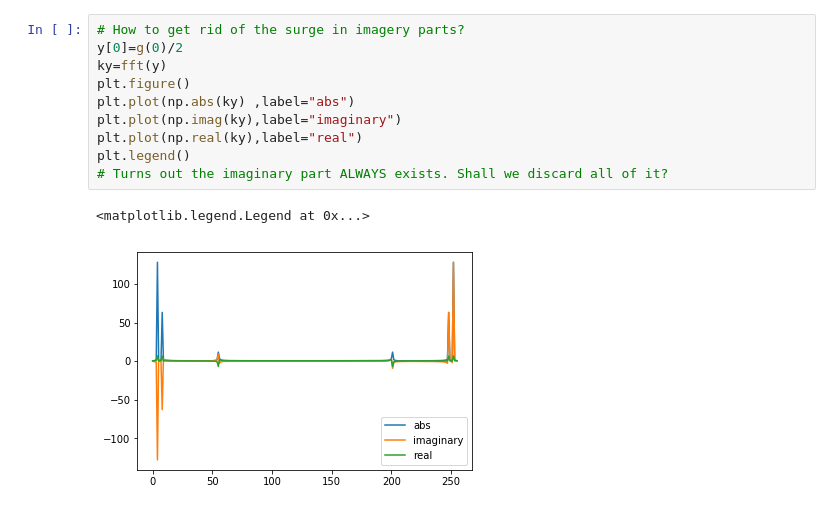
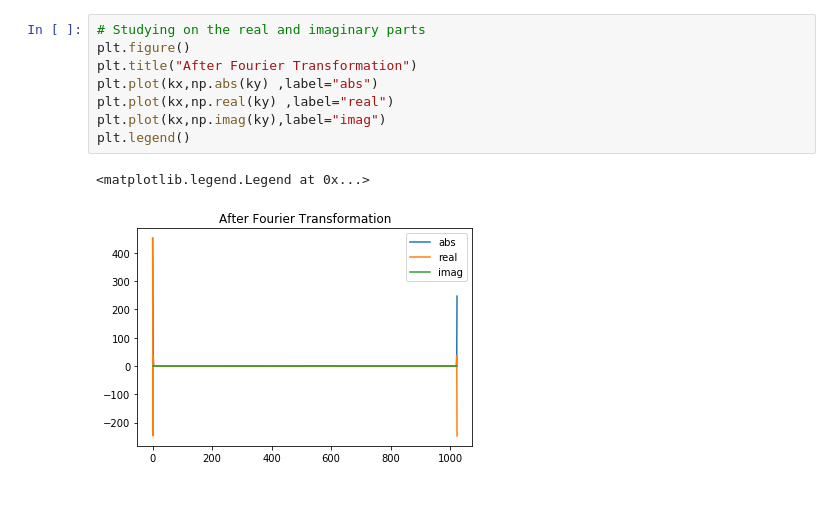
Before and after one commit to ShawHaines/ComputationalPhysics, a Jupyter notebook: 9_FFT.ipynb, the cells around one changed output. Saved outputs shown, nothing was run; the diff lists cells and outputs as text.

```diff
--- a/9_FFT.ipynb
+++ b/9_FFT.ipynb
@@ -88,13 +57,11 @@ plt.plot(np.imag(ky))
-# %%
-# How to get rid of the surge in imagery parts?
-y[0]=g(0)/2
-ky=fft(y)
-plt.figure()
-plt.plot(np.abs(ky) ,label="abs")
-plt.plot(np.imag(ky),label="imaginary")
-plt.plot(np.real(ky),label="real")
-plt.legend()
-# Turns out the imaginary part ALWAYS exists. Shall we discard all of it?
-# %% [output]
-<matplotlib.legend.Legend at 0x...>
-[figure, removed]
+# %%
+# Studying on the real and imaginary parts
+plt.figure()
+plt.title("After Fourier Transformation")
+plt.plot(kx,np.abs(ky) ,label="abs")
+plt.plot(kx,np.real(ky) ,label="real")
+plt.plot(kx,np.imag(ky),label="imag")
+plt.legend()
+# %% [output]
+<matplotlib.legend.Legend at 0x...>
+[figure, added]
```
Also changed, not shown: parts of 20 cells of this notebook.
